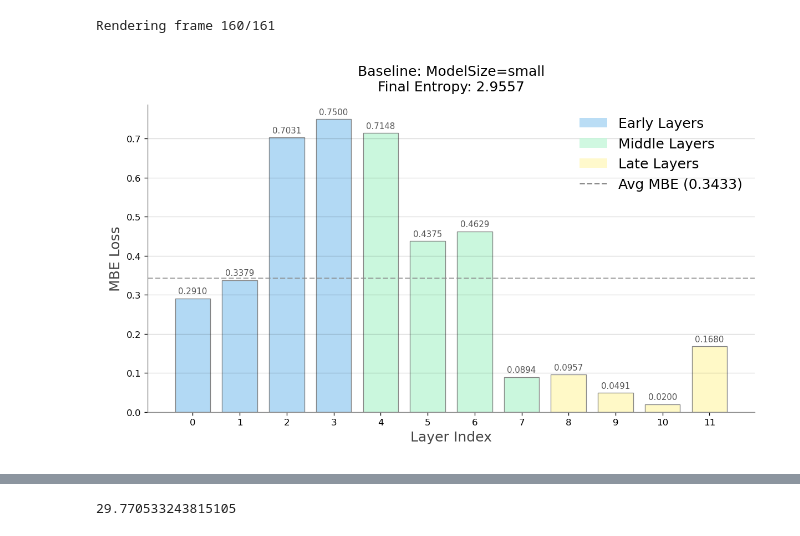
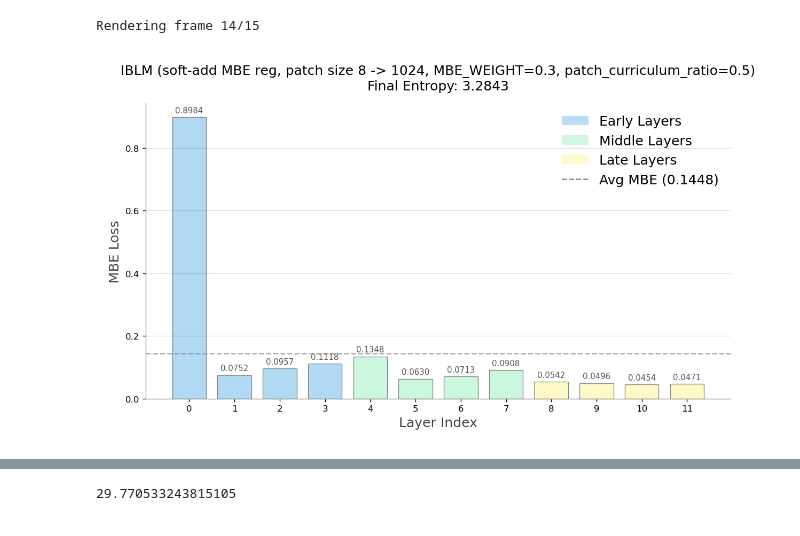
Before and after one commit to fangyuan-ksgk/mod_gpt, a Jupyter notebook: run_analysis.ipynb, the cells around one changed output, grey strips where cells are left out. Cells and saved outputs as stored; diff of their text form; code cells hidden in the pictures.

Commit message:
update iblm script, fix bug in MBE weight in GAPT

```diff
--- a/run_analysis.ipynb
+++ b/run_analysis.ipynb
@@ -1,32 +1,32 @@
 # %%
 # Analysis on log runs
 from src.utils import *
 
 # ----- IBLM -----
-log_path = "logs/fineweb10B-gpt2-small-20k.txt"
+log_path = "logs/iblm-runs2.txt"
 # log_path = "logs/iblm-fineweb10B-gpt2-small-20k.txt"
 
 # --- extract log data ---
 run_info, loss_record = extract_log_data(log_path)
 n_layer = len([k for k in loss_record.keys() if 'mbe_' in k])
 
 # --- visualize dynamics ---
 frames = []
 for i in range(len(loss_record["entropy"])):
     if i % 1 == 0: # Optional: skip frames for speed
         print(f"Rendering frame {i}/{len(loss_record['entropy'])}", end='\r')
         frames.append(create_training_frame(i, loss_record, run_info=run_info, n_layer=n_layer))
 
 frames[0].save(
     f"mbe_dynamics_{run_info}.gif",
     save_all=True,
     append_images=frames[1:],
     duration=100, # ms per frame
     loop=0
 )
 
 # --- visualize final losses ---
 visualize_final_losses(loss_record, run_info=run_info, n_layer=n_layer)
 # %% [output]
-Rendering frame 160/161
+Rendering frame 14/15
-[figure, old version]
+[figure, new version]
```
Also changed, not shown: parts of 10 cells of this notebook, 4 other files.
